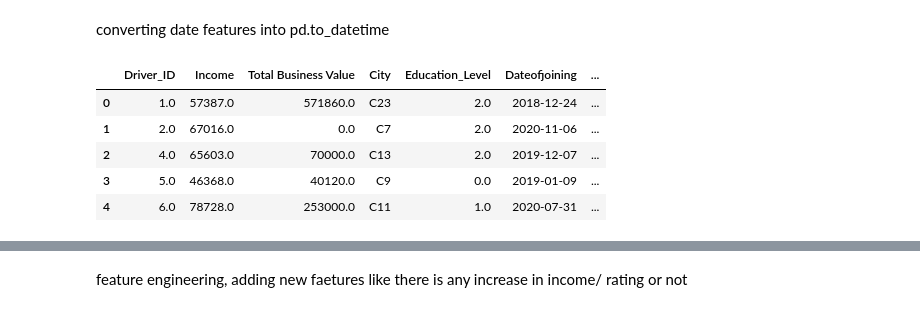
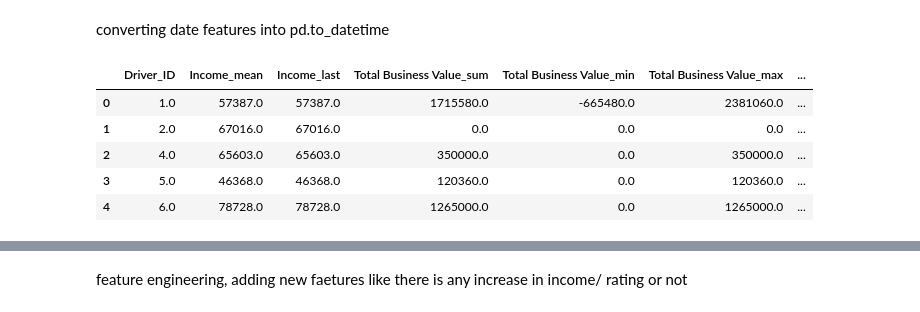
Before and after one commit to PraveenAllam93/data_science_business_cases, a Jupyter notebook: employee_churn.ipynb, the cells around one changed output, grey strips where cells are left out. Saved outputs shown, nothing was run; the diff lists cells and outputs as text; code cells hidden in the pictures.

```diff
--- a/employee_churn.ipynb
+++ b/employee_churn.ipynb
@@ -227,35 +227,38 @@ def mapping_func(LastWorkingDate):
 # %%
 # for age, grade, rating we can take current values -> max(age, grade, quarterly rating)
 feature_method = {
-    "City": "max",
-    "Education_Level": "max",
-    "Dateofjoining": "max",
-    "Joining Designation": "max",
+    "City": "last",
+    "Education_Level": "last",
+    "Joining Designation": "last",
     "Age" : "max",
-    "Grade" : "max",
-    "Quarterly Rating" : "max",
-    "Gender" : "max"
+    "Grade" : [min,max,np.mean,"last"],
+    "Quarterly Rating" : [max],
+    "Gender" : "last"
 }
 
 remaining_data = df_copy.groupby(by = "Driver_ID").agg(feature_method).reset_index()
+remaining_data.head()
 modified_df = modified_df.merge(remaining_data, on = "Driver_ID", how = "inner")
+modified_df.columns = ["_".join(col) for col in modified_df.columns]
+modified_df.rename(columns = {"Driver_ID_" : "Driver_ID"}, inplace = True)
+# modified_df.head()
 
-# LastWorkingDay and MMM-YY -> needed to be added
-# we can take latest entry for the driver using max(MMM-YY) and LastWorkingDay as per Max(MMM-YY)
+# # LastWorkingDay and MMM-YY -> needed to be added
+# # we can take latest entry for the driver using max(MMM-YY) and LastWorkingDay as per Max(MMM-YY)
 other_data = df_copy.groupby(by = "Driver_ID")["MMM-YY"].agg("max").reset_index()
 churn_info = df_copy[["MMM-YY", "Driver_ID", "LastWorkingDate"]].merge(other_data, on = ["Driver_ID", "MMM-YY"], how = "inner")
-churn_info["LastWorkingDate"] = churn_info["LastWorkingDate"].fillna(0).apply(mapping_func)
+churn_info["churn"] = churn_info["LastWorkingDate"].fillna(0).apply(mapping_func)
 
 
-modified_df = modified_df.merge(churn_info, on = "Driver_ID", how = "inner")
+modified_df = modified_df.merge(churn_info[["Driver_ID", "churn"]], on = "Driver_ID", how = "inner")
 modified_df.head()
 
 
 # get rating, grade wrt to nearest date
 # %% [output]
-|  | Driver_ID | Income | Total Business Value | City | Education_Level | Dateofjoining | ... |
-| 0 | 1.0 | 57387.0 | 571860.0 | C23 | 2.0 | 2018-12-24 | ... |
-| 1 | 2.0 | 67016.0 | 0.0 | C7 | 2.0 | 2020-11-06 | ... |
-| 2 | 4.0 | 65603.0 | 70000.0 | C13 | 2.0 | 2019-12-07 | ... |
-| 3 | 5.0 | 46368.0 | 40120.0 | C9 | 0.0 | 2019-01-09 | ... |
-| 4 | 6.0 | 78728.0 | 253000.0 | C11 | 1.0 | 2020-07-31 | ... |
+|  | Driver_ID | Income_mean | Income_last | Total Business Value_sum | Total Business Value_min | Total Business Value_max | ... |
+| 0 | 1.0 | 57387.0 | 57387.0 | 1715580.0 | -665480.0 | 2381060.0 | ... |
+| 1 | 2.0 | 67016.0 | 67016.0 | 0.0 | 0.0 | 0.0 | ... |
+| 2 | 4.0 | 65603.0 | 65603.0 | 350000.0 | 0.0 | 350000.0 | ... |
+| 3 | 5.0 | 46368.0 | 46368.0 | 120360.0 | 0.0 | 120360.0 | ... |
+| 4 | 6.0 | 78728.0 | 78728.0 | 1265000.0 | 0.0 | 1265000.0 | ... |
```
Also changed, not shown: parts of 7 cells of this notebook.
